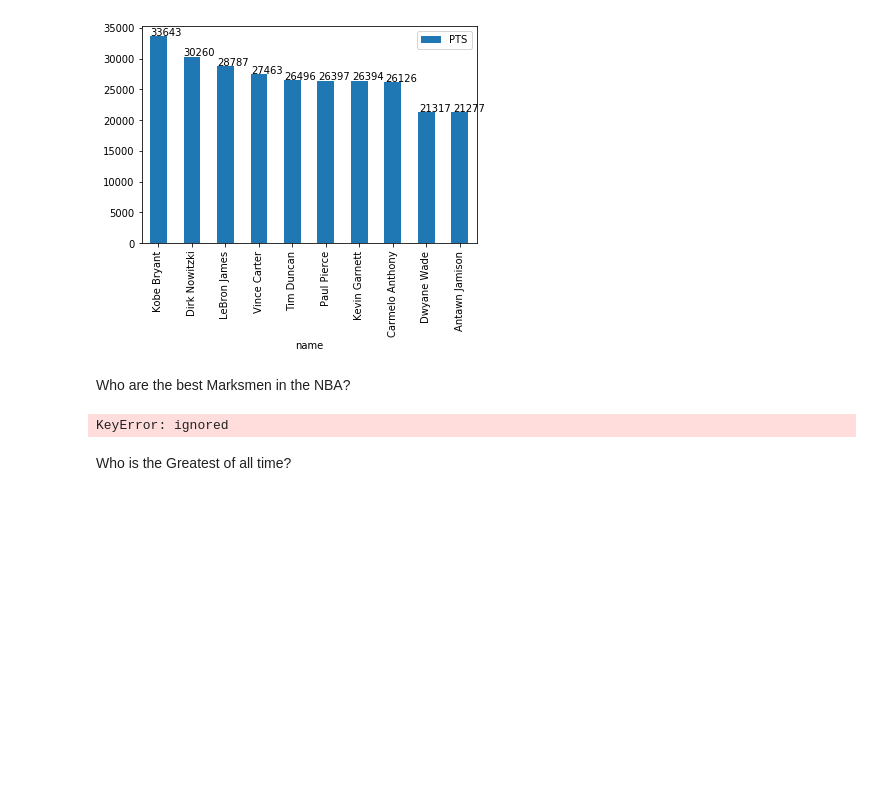
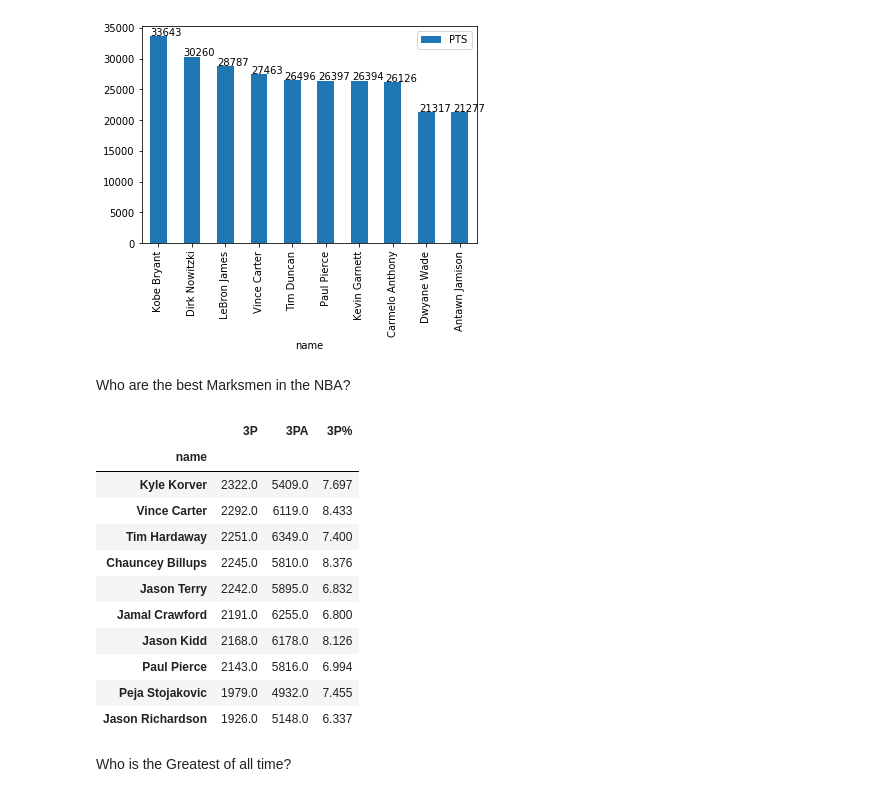
Before and after one commit to EJ1210/nba_analysis, a Jupyter notebook: NBA_Data.ipynb, the cells around one changed output. Drawn from its saved outputs; the diff is of its cells as text; code cells hidden in the pictures; blank space fills up the shorter version.

```diff
--- a/NBA_Data.ipynb
+++ b/NBA_Data.ipynb
@@ -113,13 +113,24 @@ Top: 10
 # %% [markdown]
 Who are the best Marksmen in the NBA?
 # %%
-threepoint = nba[['name','3P','3PA']]
+threepoint = nba[['name','3P','3PA','3P%']]
 
-marksmen = threepoint.groupby('name').sum().sort_values(by=['3P','3P%'], ascending=[False,False]).head(10)
+marksmen = threepoint.groupby('name').sum().sort_values(by=['3P', '3P%'], ascending=[False,False]).head(10)
 
 marksmen
 # %% [output]
-KeyError: ignored
+|  | 3P | 3PA | 3P% |
+| name |  |  |  |
+| Kyle Korver | 2322.0 | 5409.0 | 7.697 |
+| Vince Carter | 2292.0 | 6119.0 | 8.433 |
+| Tim Hardaway | 2251.0 | 6349.0 | 7.400 |
+| Chauncey Billups | 2245.0 | 5810.0 | 8.376 |
+| Jason Terry | 2242.0 | 5895.0 | 6.832 |
+| Jamal Crawford | 2191.0 | 6255.0 | 6.800 |
+| Jason Kidd | 2168.0 | 6178.0 | 8.126 |
+| Paul Pierce | 2143.0 | 5816.0 | 6.994 |
+| Peja Stojakovic | 1979.0 | 4932.0 | 7.455 |
+| Jason Richardson | 1926.0 | 5148.0 | 6.337 |
 # %% [markdown]
 Who is the Greatest of all time?
 # %%
```
